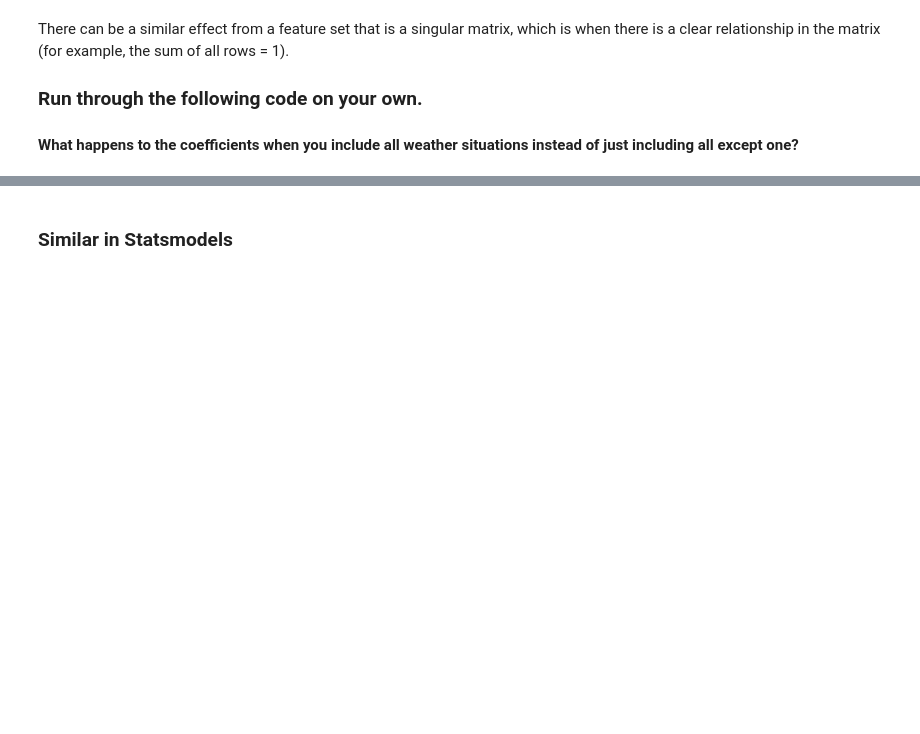
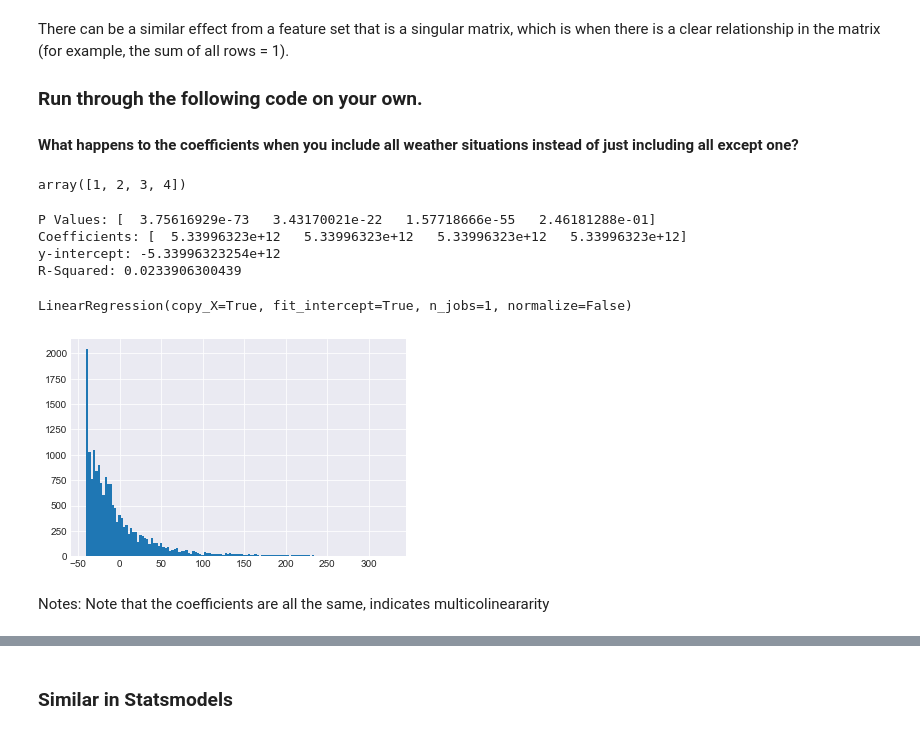
Before and after one commit to leahgaeta/Leah-Gaeta-GA-Data-Science, a Jupyter notebook: lessons/lesson-06/code/starter-code/starter-code-6.ipynb, the cells around one changed output, grey strips where cells are left out. Drawn from its saved outputs; the diff is of its cells as text; code cells hidden in the pictures; blank space fills up the shorter version.

```diff
--- a/lessons/lesson-06/code/starter-code/starter-code-6.ipynb
+++ b/lessons/lesson-06/code/starter-code/starter-code-6.ipynb
@@ -291,6 +291,6 @@ For a linear regression, we want these variables to be largely independent of ea
 
 We'll work with bikeshare data to showcase what this means and to explain a concept called multicollinearity.
 # %%
-wd = '../../assets/dataset/bikeshare/'
+wd = '../dataset/bikeshare/'
 bike_data = pd.read_csv(wd+'bikeshare.csv')
 bike_data.head()
@@ -341,11 +384,24 @@ There can be a similar effect from a feature set that is a singular matrix, whic
 
 ### Run through the following code on your own.
 #### What happens to the coefficients when you include all weather situations instead of just including all except one?
+# %%
+bike_data.weathersit.unique()
+# %% [output]
+array([1, 2, 3, 4])
 # %%
 lm = linear_model.LinearRegression()
-weather = pd.get_dummies(bike_data.weathersit)
+# weather = pd.get_dummies(bike_data.weathersit)
 
 get_linear_model_metrics(weather[[1, 2, 3, 4]], y, lm)
-print
+## print
 # drop the least significant, weather situation  = 4
-get_linear_model_metrics(weather[[1, 2, 3]], y, lm)
+## get_linear_model_metrics(weather[[1, 2, 3]], y, lm)
+# %% [output]
+P Values: [  3.75616929e-73   3.43170021e-22   1.57718666e-55   2.46181288e-01]
+Coefficients: [  5.33996323e+12   5.33996323e+12   5.33996323e+12   5.33996323e+12]
+y-intercept: -5.33996323254e+12
+R-Squared: 0.0233906300439
+LinearRegression(copy_X=True, fit_intercept=True, n_jobs=1, normalize=False)
+[figure, added]
+# %% [markdown]
+Notes: Note that the coefficients are all the same, indicates multicolineararity
```
Also changed, not shown: parts of 11 cells of this notebook, 1 other file.
